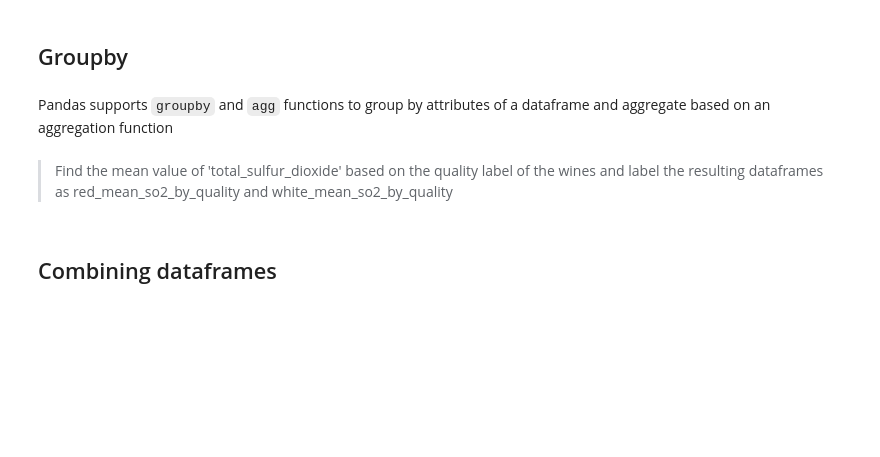
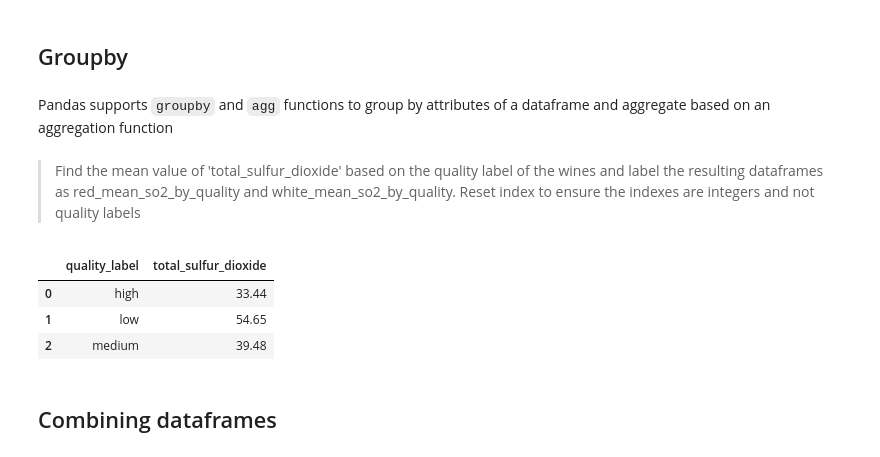
Before and after one commit to goodhamgupta/ml_workshop, a Jupyter notebook: 01-Introduction.ipynb, the cells around one changed output. Cells and saved outputs as stored; diff of their text form; code cells hidden in the pictures; blank space fills up the shorter version.

````diff
--- a/01-Introduction.ipynb
+++ b/01-Introduction.ipynb
@@ -337,7 +350,15 @@ where:
 # %% [markdown]
 Pandas supports ``` groupby ``` and ``` agg ``` functions to group by attributes of a dataframe and aggregate based on an aggregation function
 # %% [markdown]
-> Find the mean value of 'total_sulfur_dioxide' based on the quality label of the wines and label the resulting dataframes as red_mean_so2_by_quality and white_mean_so2_by_quality
+> Find the mean value of 'total_sulfur_dioxide' based on the quality label of the wines and label the resulting dataframes as red_mean_so2_by_quality and white_mean_so2_by_quality.
+Reset index to ensure the indexes are integers and not quality labels
+# %%
+red_mean_so2_by_quality
+# %% [output]
+|  | quality_label | total_sulfur_dioxide |
+| 0 | high | 33.44 |
+| 1 | low | 54.65 |
+| 2 | medium | 39.48 |
 # %% [markdown]
 ## Combining dataframes
 # %% [markdown]
````
Also changed, not shown: parts of 18 cells of this notebook.
